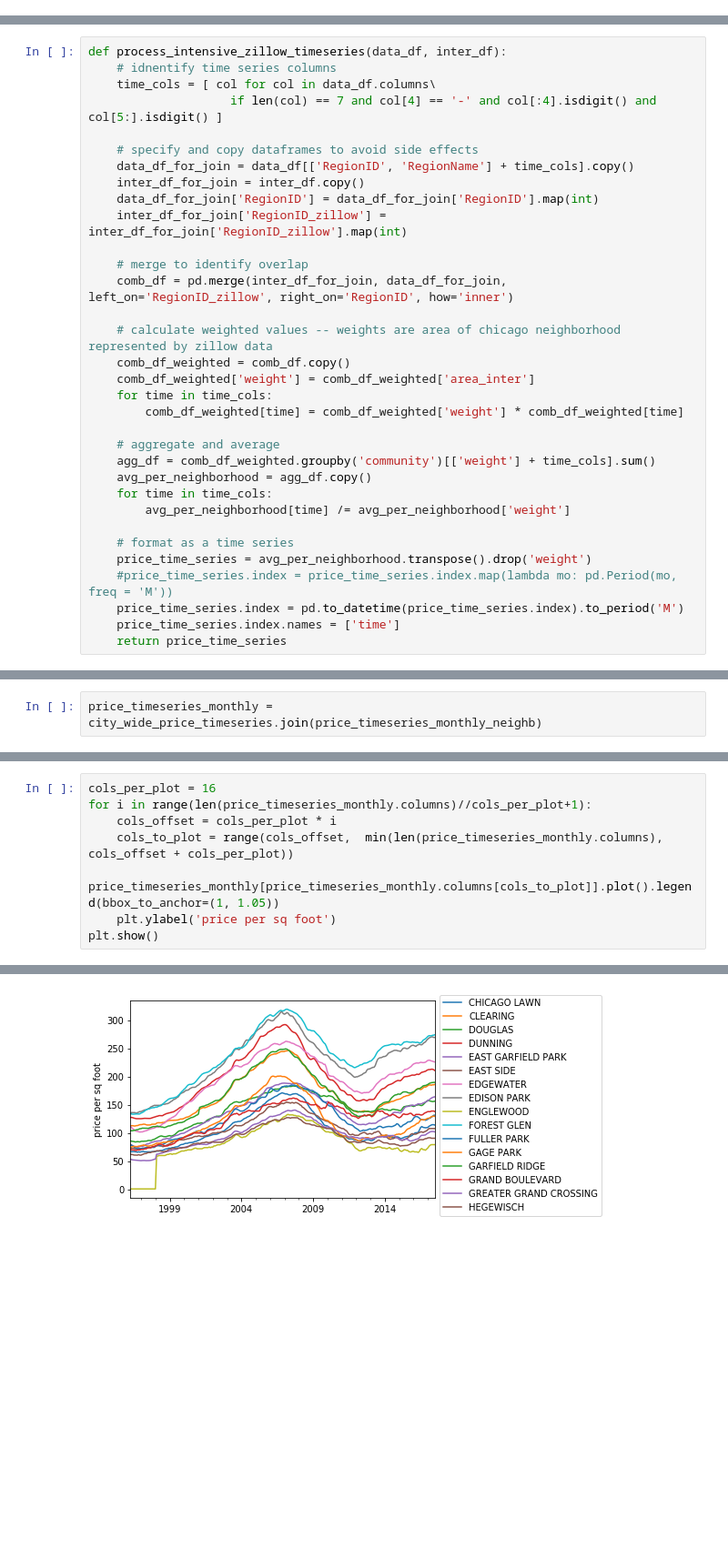
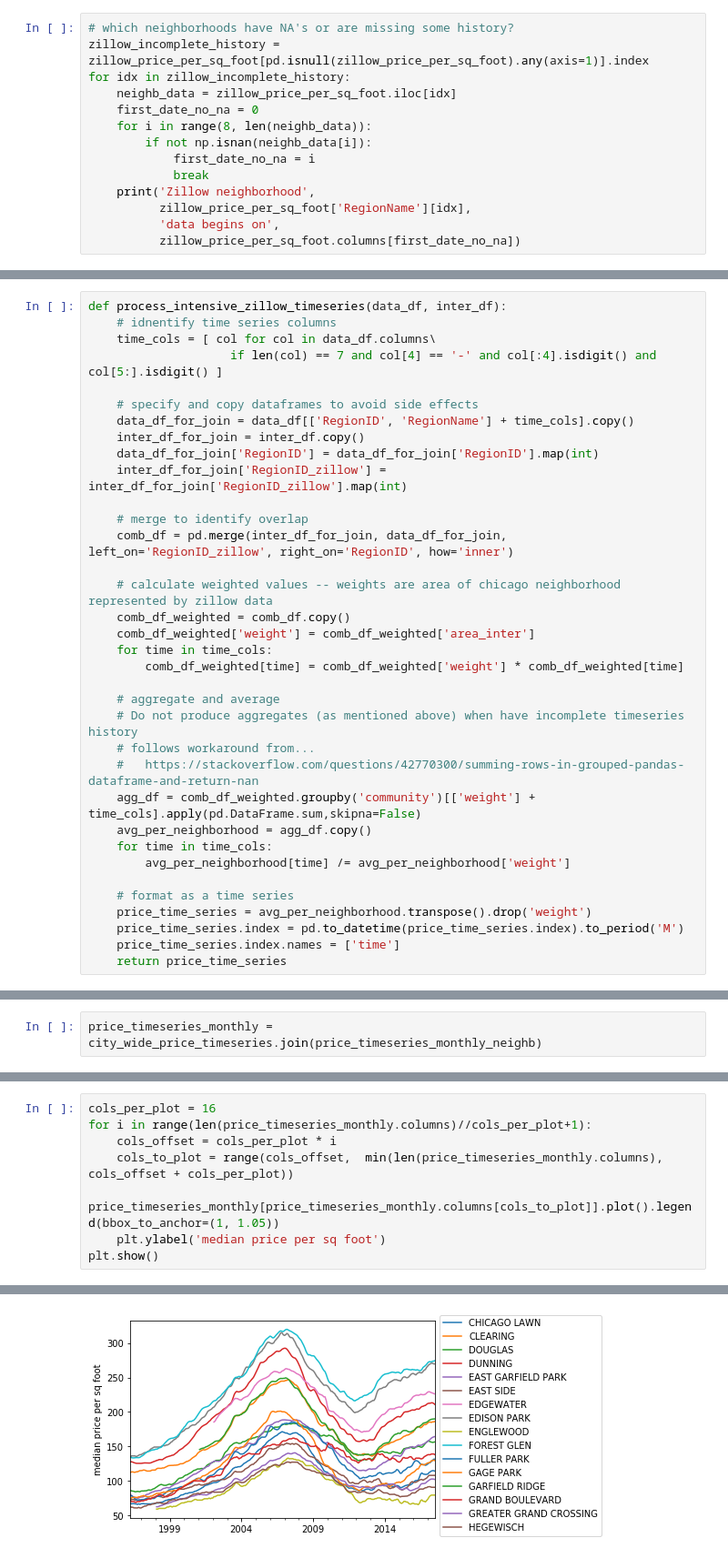
Before and after one commit to wakkadojo/chicago_crime, a Jupyter notebook: Foreclosures_And_Prices.ipynb, the cells around one changed output, grey strips where cells are left out. Shown at 91% size. Saved outputs shown, nothing was run; the diff lists cells and outputs as text; blank space fills up the shorter version.

```diff
--- a/Foreclosures_And_Prices.ipynb
+++ b/Foreclosures_And_Prices.ipynb
@@ -175,0 +181,14 @@ zillow_price_per_sq_foot.head()
+# %%
+# which neighborhoods have NA's or are missing some history?
+zillow_incomplete_history = zillow_price_per_sq_foot[pd.isnull(zillow_price_per_sq_foot).any(axis=1)].index
+for idx in zillow_incomplete_history:
+    neighb_data = zillow_price_per_sq_foot.iloc[idx]
+    first_date_no_na = 0
+    for i in range(8, len(neighb_data)):
+        if not np.isnan(neighb_data[i]):
+            first_date_no_na = i
+            break
+    print('Zillow neighborhood',
+          zillow_price_per_sq_foot['RegionName'][idx],
+          'data begins on',
+          zillow_price_per_sq_foot.columns[first_date_no_na])
@@ -220,14 +247,16 @@ def process_intensive_zillow_timeseries(data_df, inter_df):
         comb_df_weighted[time] = comb_df_weighted['weight'] * comb_df_weighted[time]
 
     # aggregate and average
-    agg_df = comb_df_weighted.groupby('community')[['weight'] + time_cols].sum()
+    # Do not produce aggregates (as mentioned above) when have incomplete timeseries history
+    # follows workaround from...
+    #   https://stackoverflow.com/questions/42770300/summing-rows-in-grouped-pandas-dataframe-and-return-nan
+    agg_df = comb_df_weighted.groupby('community')[['weight'] + time_cols].apply(pd.DataFrame.sum,skipna=False)
     avg_per_neighborhood = agg_df.copy()
     for time in time_cols:
         avg_per_neighborhood[time] /= avg_per_neighborhood['weight']
 
     # format as a time series
     price_time_series = avg_per_neighborhood.transpose().drop('weight')
-    #price_time_series.index = price_time_series.index.map(lambda mo: pd.Period(mo, freq = 'M'))
     price_time_series.index = pd.to_datetime(price_time_series.index).to_period('M')
     price_time_series.index.names = ['time']
     return price_time_series
@@ -260,6 +289,6 @@ for i in range(len(price_timeseries_monthly.columns)//cols_per_plot+1):
     cols_offset = cols_per_plot * i
     cols_to_plot = range(cols_offset,  min(len(price_timeseries_monthly.columns), cols_offset + cols_per_plot))
     price_timeseries_monthly[price_timeseries_monthly.columns[cols_to_plot]].plot().legend(bbox_to_anchor=(1, 1.05))
-    plt.ylabel('price per sq foot')
+    plt.ylabel('median price per sq foot')
 plt.show()
 # %% [output]
@@ -267 +296 @@ plt.show()
-[figure, old version]
+[figure, new version]
```
Also changed, not shown: parts of 6 cells of this notebook, 3 other files.
